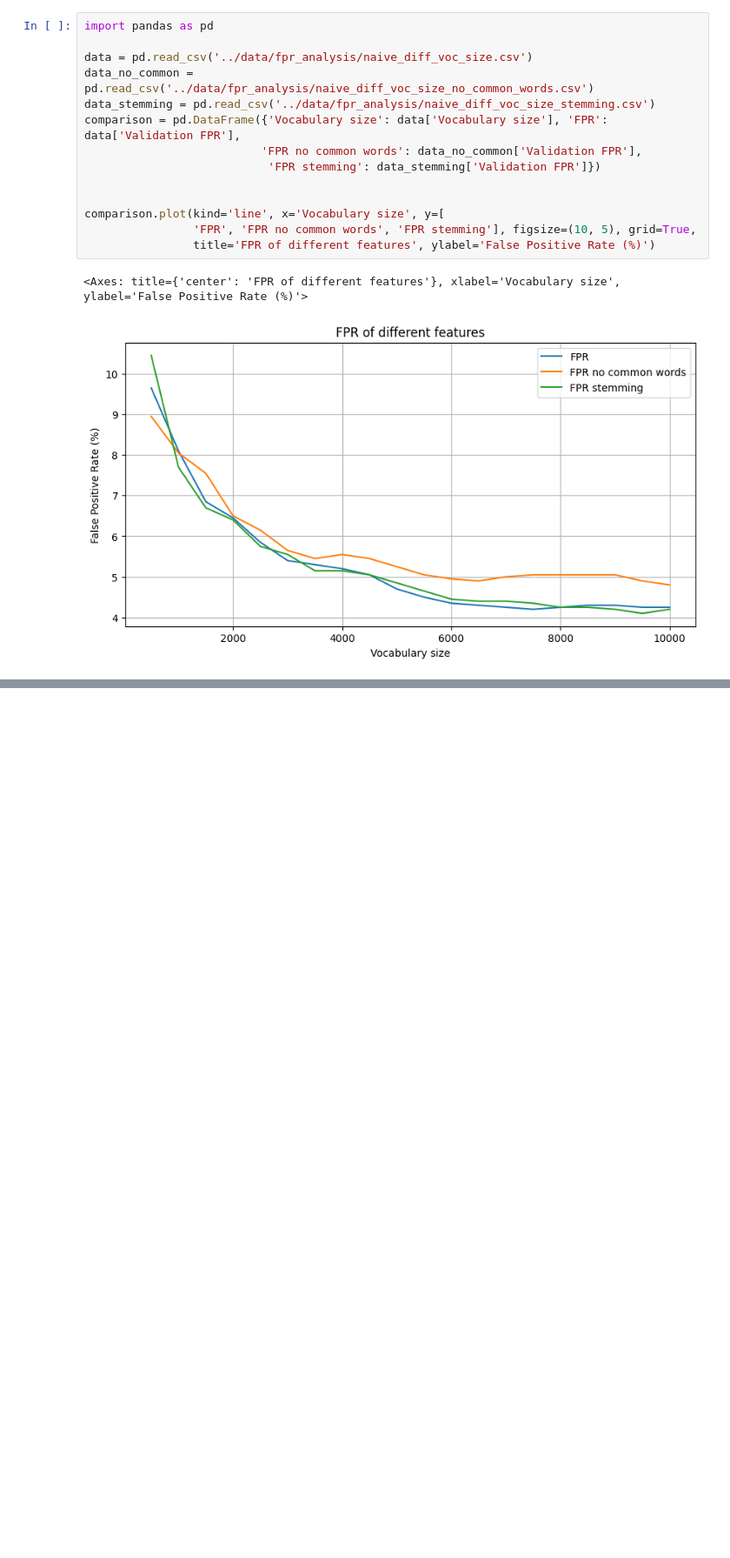
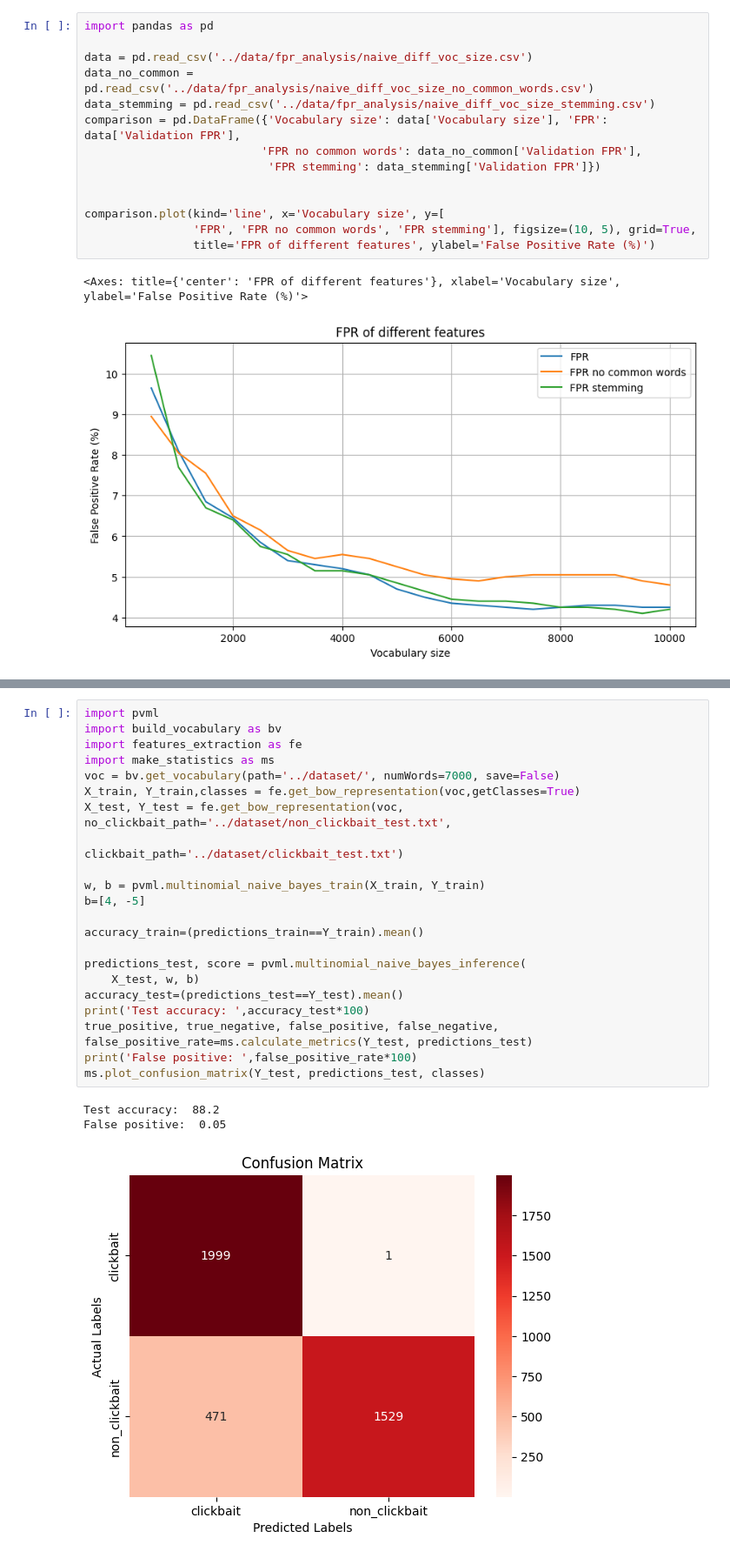
Before and after one commit to DavideLigari/clickbaits-recognition, a Jupyter notebook: code/FPR_analysis_naive_bayes.ipynb, the cells around one changed output, grey strips where cells are left out. Shown at 87% size. Saved outputs shown, nothing was run; the diff lists cells and outputs as text; blank space fills up the shorter version.

```diff
--- a/code/FPR_analysis_naive_bayes.ipynb
+++ b/code/FPR_analysis_naive_bayes.ipynb
@@ -193,0 +194,26 @@ data
+# %%
+import pvml
+import build_vocabulary as bv
+import features_extraction as fe
+import make_statistics as ms
+voc = bv.get_vocabulary(path='../dataset/', numWords=7000, save=False)
+X_train, Y_train,classes = fe.get_bow_representation(voc,getClasses=True)
+X_test, Y_test = fe.get_bow_representation(voc, no_clickbait_path='../dataset/non_clickbait_test.txt',
+                                             clickbait_path='../dataset/clickbait_test.txt')
+
+w, b = pvml.multinomial_naive_bayes_train(X_train, Y_train)
+b=[4, -5]
+
+accuracy_train=(predictions_train==Y_train).mean()
+
+predictions_test, score = pvml.multinomial_naive_bayes_inference(
+    X_test, w, b)
+accuracy_test=(predictions_test==Y_test).mean()
+print('Test accuracy: ',accuracy_test*100)
+true_positive, true_negative, false_positive, false_negative, false_positive_rate=ms.calculate_metrics(Y_test, predictions_test)
+print('False positive: ',false_positive_rate*100)
+ms.plot_confusion_matrix(Y_test, predictions_test, classes)
+# %% [output]
+Test accuracy:  88.2
+False positive:  0.05
+[figure, added]
```
Also changed, not shown: parts of 4 cells of this notebook, 7 other files.
